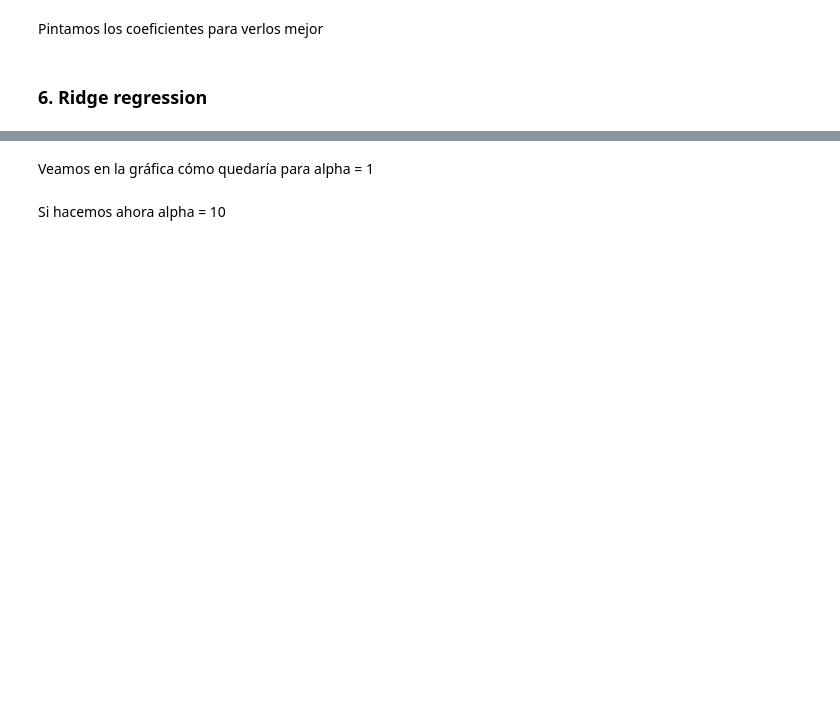
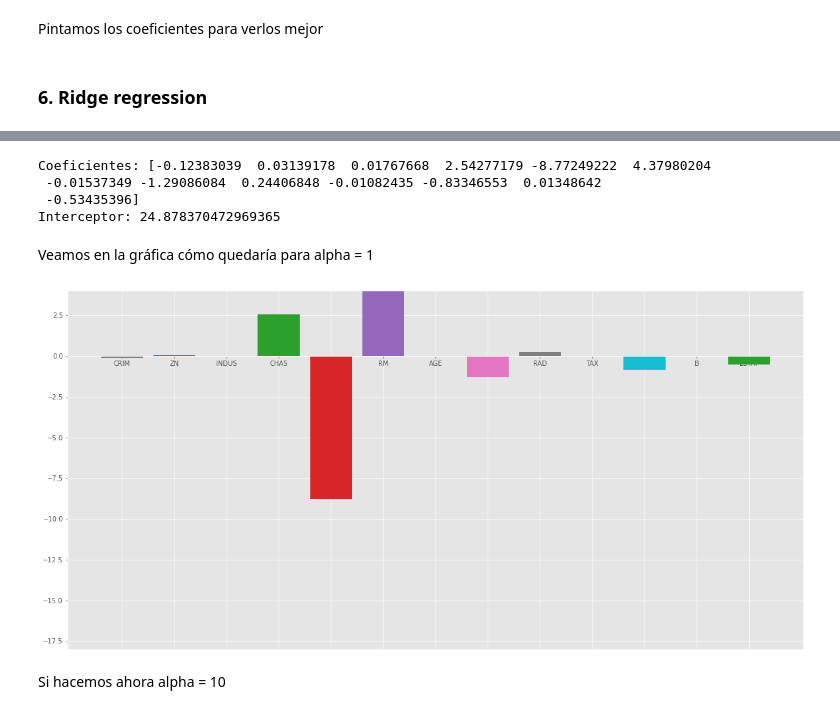
Before and after one commit to rafazamb/DS_PT_ENE21, a Jupyter notebook: 2-Machine_Learning/2.1_Supervised/2.1.3 Regularization/Regularization clase - solucion.ipynb, the cells around one changed output, grey strips where cells are left out. Saved outputs shown, nothing was run; the diff lists cells and outputs as text; code cells hidden in the pictures; blank space fills up the shorter version.

```diff
--- a/2-Machine_Learning/2.1_Supervised/2.1.3 Regularization/Regularization clase - solucion.ipynb
+++ b/2-Machine_Learning/2.1_Supervised/2.1.3 Regularization/Regularization clase - solucion.ipynb
@@ -49,3 +156,19 @@ from sklearn.linear_model import LinearRegression
 Pintamos los coeficientes para verlos mejor
 # %% [markdown]
 ### 6. Ridge regression
+# %%
+from sklearn.linear_model import Ridge
+
+ridgeR = Ridge(alpha = 1)
+ridgeR.fit(x_train, y_train)
+y_pred = ridgeR.predict(x_test)
+
+# calculo el mse
+mean_squared_error_ridge = np.mean((y_pred - y_test)**2)
+print(mean_squared_error_ridge)
+
+# coeficientes y los pinto
+ridge_coefficient = pd.DataFrame()
+ridge_coefficient["Columns"] = x_train.columns
+ridge_coefficient['Coefficient Estimate'] = ridgeR.coef_
+print(ridge_coefficient)
@@ -52,4 +191,31 @@ Pintamos los coeficientes para verlos mejor
+# %%
+print("Coeficientes:", ridgeR.coef_)
+print("Interceptor:", ridgeR.intercept_)
+# %% [output]
+Coeficientes: [-0.12383039  0.03139178  0.01767668  2.54277179 -8.77249222  4.37980204
+ -0.01537349 -1.29086084  0.24406848 -0.01082435 -0.83346553  0.01348642
+ -0.53435396]
+Interceptor: 24.878370472969365
 # %% [markdown]
 Veamos en la gráfica cómo quedaría para alpha = 1
+# %%
+# plotting the coefficient score
+fig, ax = plt.subplots(figsize =(20, 10))
+
+color =['tab:gray', 'tab:blue', 'tab:orange',
+'tab:green', 'tab:red', 'tab:purple', 'tab:brown',
+'tab:pink', 'tab:gray', 'tab:olive', 'tab:cyan',
+'tab:orange', 'tab:green', 'tab:blue', 'tab:olive']
+
+ax.bar(ridge_coefficient["Columns"],
+      ridge_coefficient['Coefficient Estimate'],
+      color = color)
+
+ax.spines['bottom'].set_position('zero')
+ax.set_ylim([-18, 4])
+
+plt.style.use('ggplot')
+# %% [output]
+[figure, added]
 # %% [markdown]
 Si hacemos ahora alpha = 10
```
Also changed, not shown: parts of 17 cells of this notebook, 13 other files.
